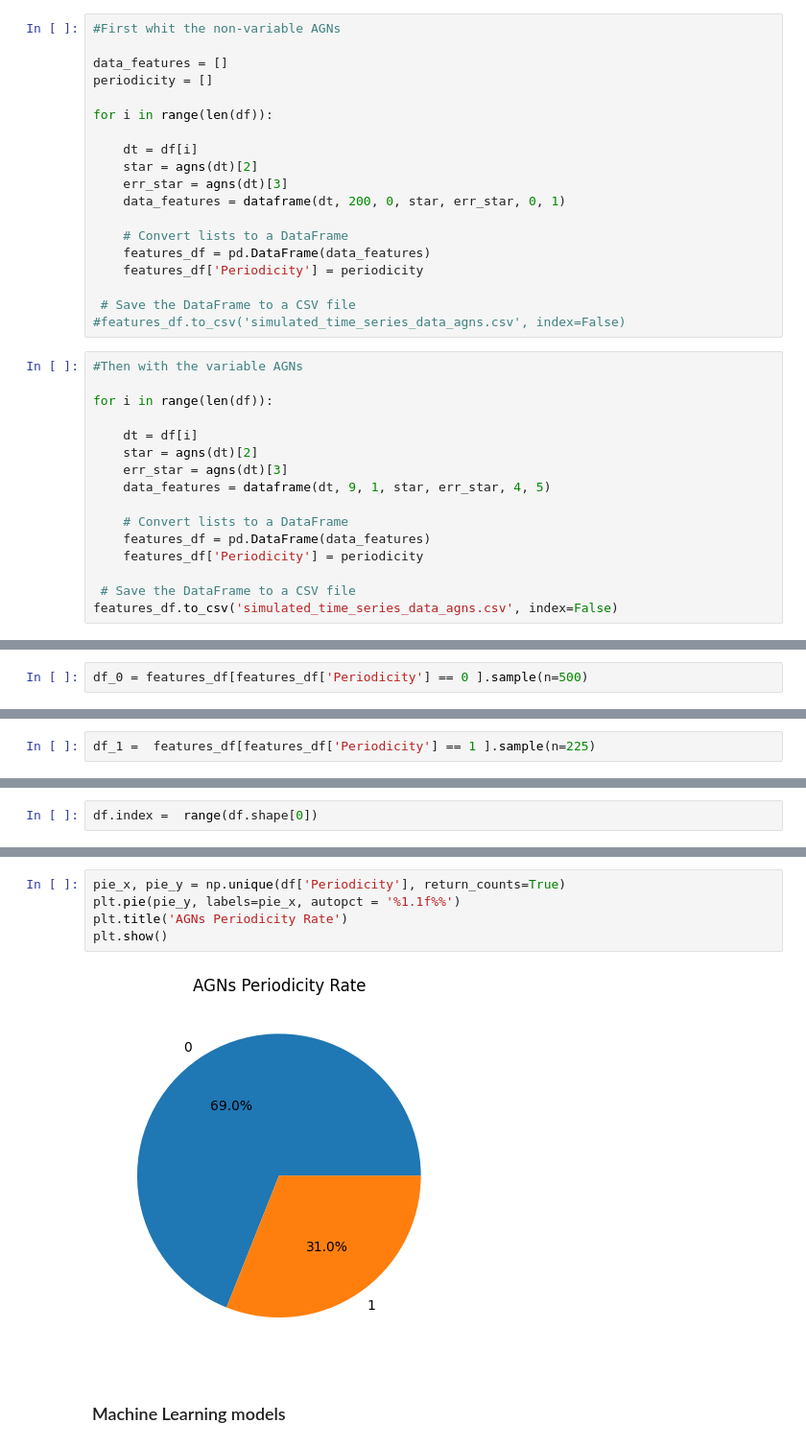
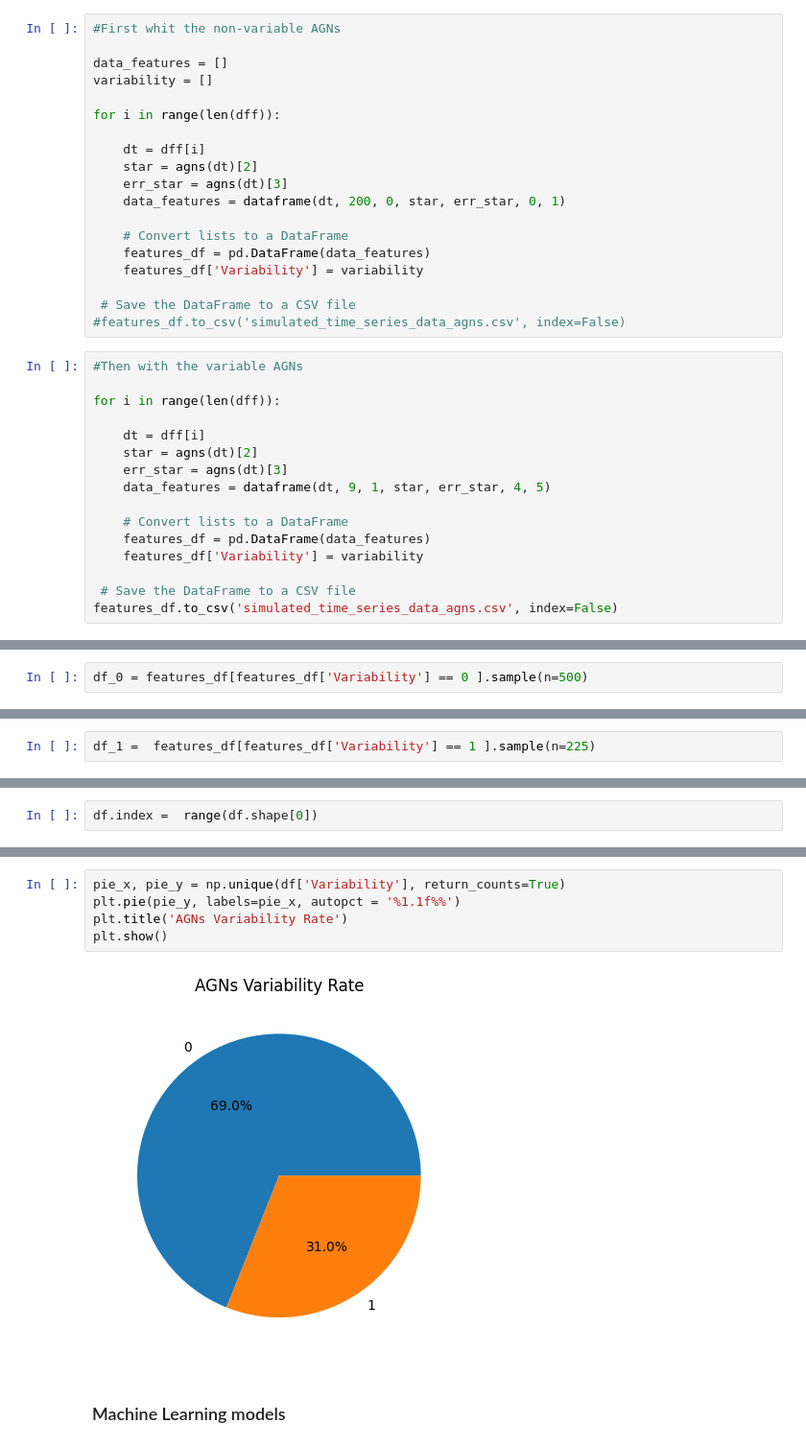
Before and after one commit to manulv96/Tesis, a Jupyter notebook: AGNs_classification.ipynb, the cells around one changed output, grey strips where cells are left out. Shown at 96% size. Drawn from its saved outputs; the diff is of its cells as text.

```diff
--- a/AGNs_classification.ipynb
+++ b/AGNs_classification.ipynb
@@ -394,34 +394,34 @@ def dataframe(df, N, p, star, err_star, c, x): # p is the value of the target va
 #First whit the non-variable AGNs
 
 data_features = []
-periodicity = []
+variability = []
 
-for i in range(len(df)):
+for i in range(len(dff)):
 
-    dt = df[i]
+    dt = dff[i]
     star = agns(dt)[2]
     err_star = agns(dt)[3]
     data_features = dataframe(dt, 200, 0, star, err_star, 0, 1)
 
     # Convert lists to a DataFrame
     features_df = pd.DataFrame(data_features)
-    features_df['Periodicity'] = periodicity
+    features_df['Variability'] = variability
 
  # Save the DataFrame to a CSV file
 #features_df.to_csv('simulated_time_series_data_agns.csv', index=False)
 # %%
 #Then with the variable AGNs
 
-for i in range(len(df)):
+for i in range(len(dff)):
 
-    dt = df[i]
+    dt = dff[i]
     star = agns(dt)[2]
     err_star = agns(dt)[3]
     data_features = dataframe(dt, 9, 1, star, err_star, 4, 5)
 
     # Convert lists to a DataFrame
     features_df = pd.DataFrame(data_features)
-    features_df['Periodicity'] = periodicity
+    features_df['Variability'] = variability
 
  # Save the DataFrame to a CSV file
 features_df.to_csv('simulated_time_series_data_agns.csv', index=False)
@@ -503,7 +503,7 @@ Periodicity
 1     225
 Name: count, dtype: int64
 # %%
-df_0 = features_df[features_df['Periodicity'] == 0 ].sample(n=500)
+df_0 = features_df[features_df['Variability'] == 0 ].sample(n=500)
 # %%
 df_0
 # %% [output]
@@ -522,6 +522,6 @@ df_0
 500 rows × 13 columns
 # %%
-df_1 =  features_df[features_df['Periodicity'] == 1 ].sample(n=225)
+df_1 =  features_df[features_df['Variability'] == 1 ].sample(n=225)
 # %%
 df_1
 # %% [output]
@@ -560,11 +560,11 @@ df
 725 rows × 13 columns
 # %%
-pie_x, pie_y = np.unique(df['Periodicity'], return_counts=True)
+pie_x, pie_y = np.unique(df['Variability'], return_counts=True)
 plt.pie(pie_y, labels=pie_x, autopct = '%1.1f%%')
-plt.title('AGNs Periodicity Rate')
+plt.title('AGNs Variability Rate')
 plt.show()
 # %% [output]
-[figure, old version]
+[figure, new version]
 # %% [markdown]
 ### Machine Learning models
 # %%
```
Also changed, not shown: parts of 75 cells of this notebook.
